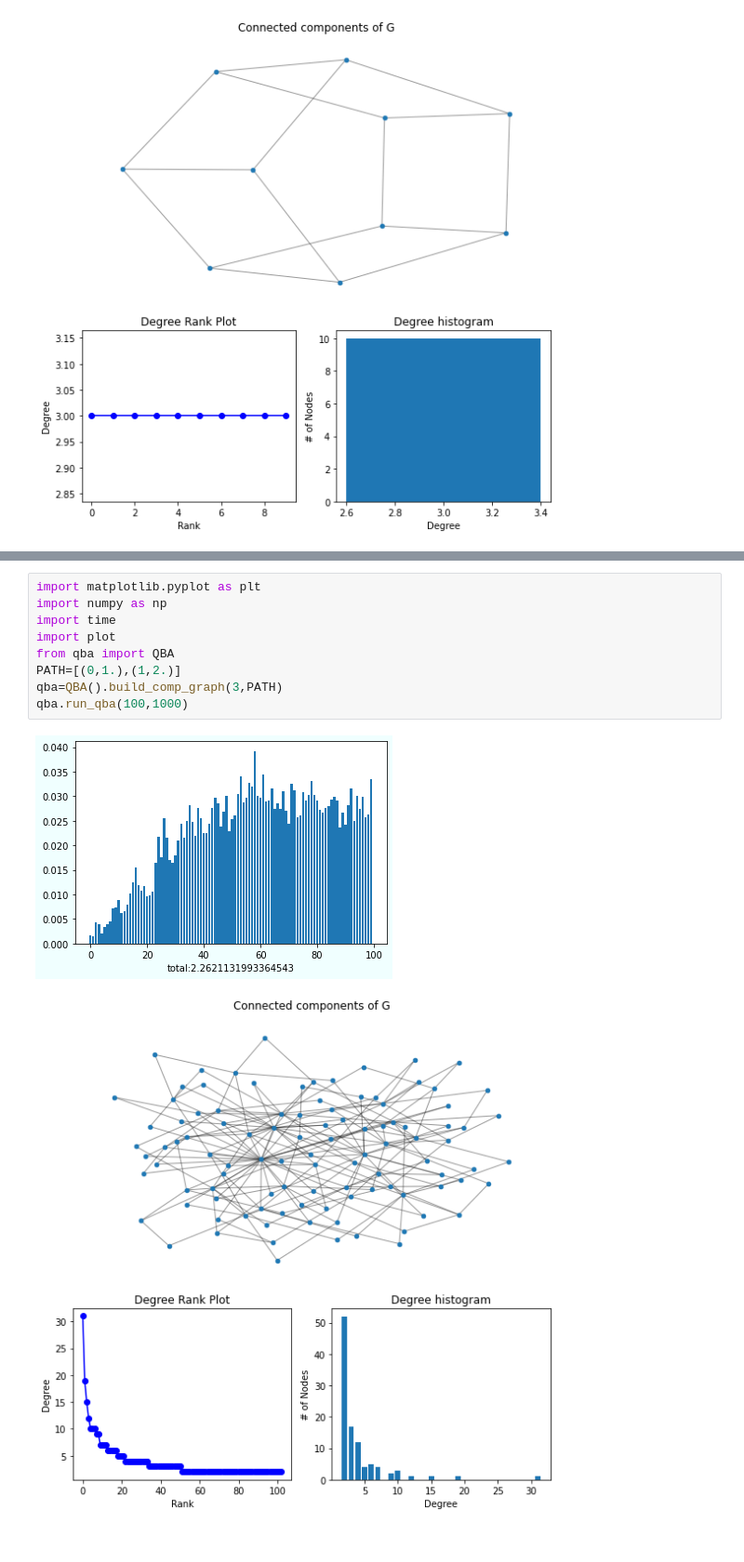
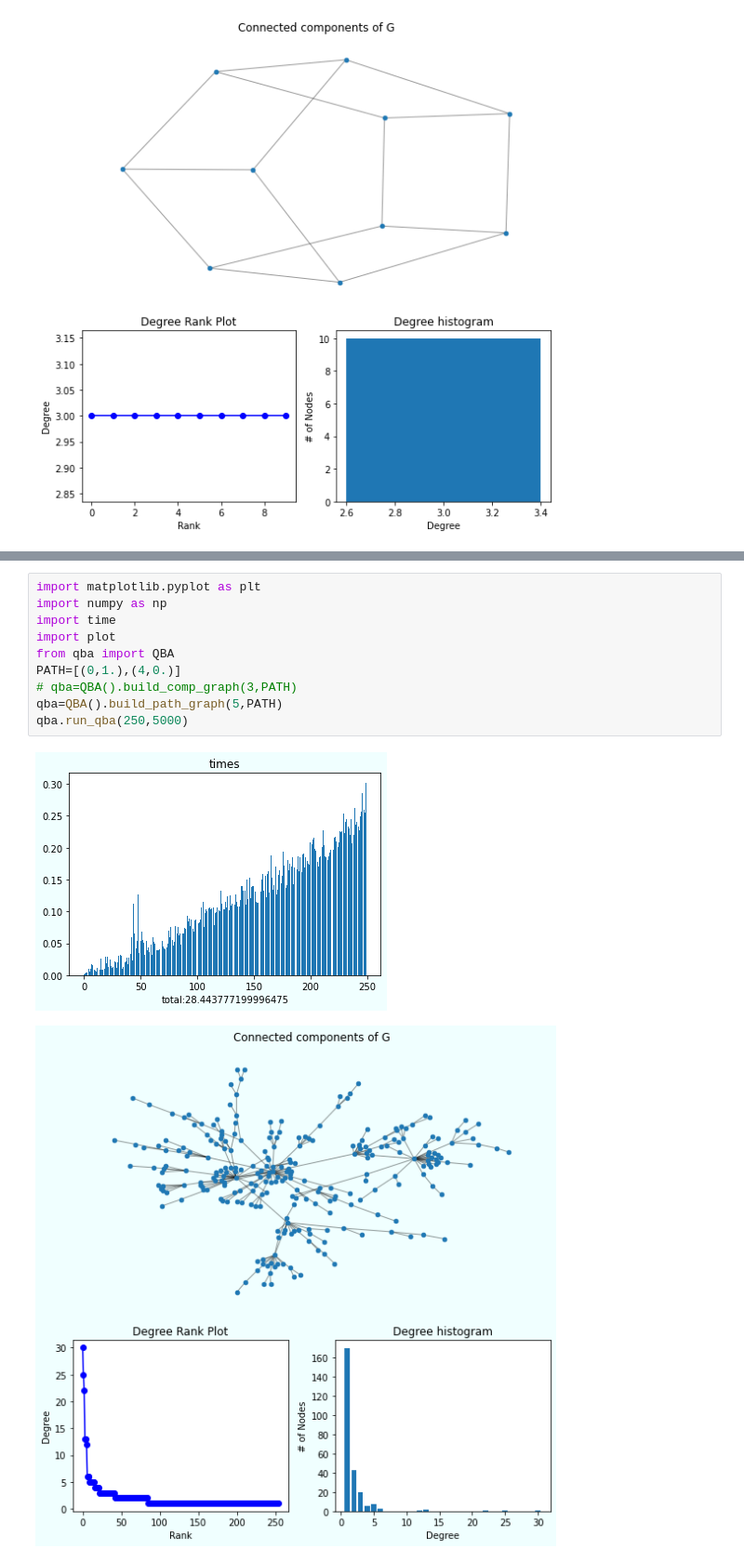
Before and after one commit to Tshou1219/qba, a Jupyter notebook: main.ipynb, the cells around one changed output, grey strips where cells are left out. Shown at 93% size. Cells and saved outputs as stored; diff of their text form.

```diff
--- a/main.ipynb
+++ b/main.ipynb
@@ -56,12 +56,13 @@ G.deg_plot()
 # %%
 import matplotlib.pyplot as plt
 import numpy as np
 import time
 import plot
 from qba import QBA
-PATH=[(0,1.),(1,2.)]
-qba=QBA().build_comp_graph(3,PATH)
-qba.run_qba(100,1000)
+PATH=[(0,1.),(4,0.)]
+# qba=QBA().build_comp_graph(3,PATH)
+qba=QBA().build_path_graph(5,PATH)
+qba.run_qba(250,5000)
 # %% [output]
-[figure, old version]
+[figure, new version]
-[figure, old version]
+[figure, new version]
```
Also changed, not shown: parts of 6 cells of this notebook, 12 other files.
